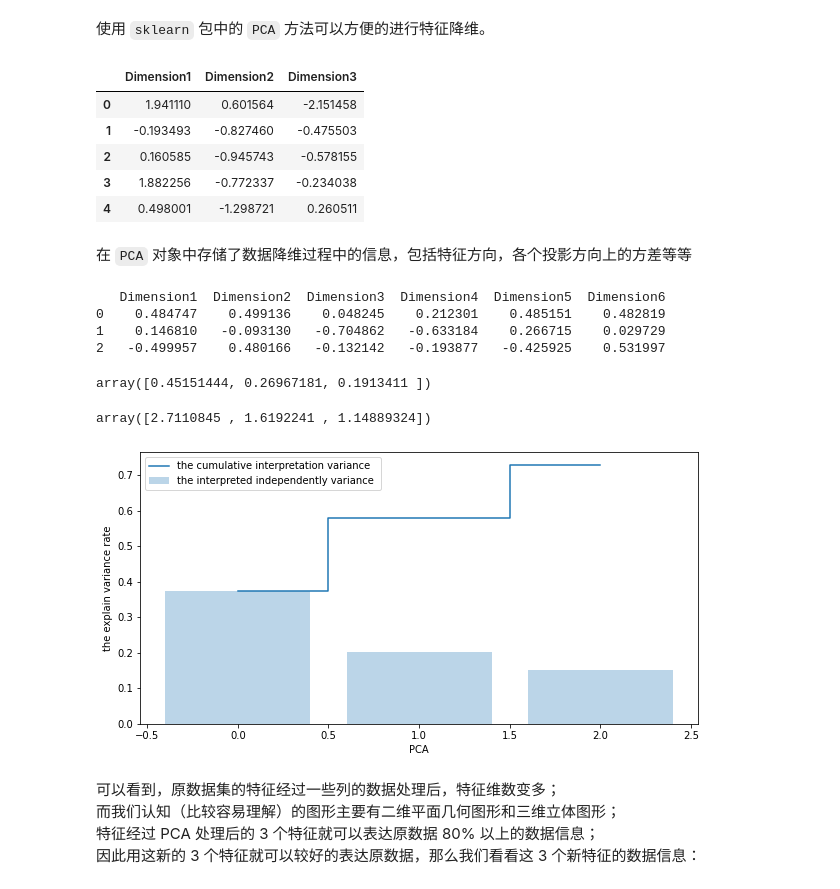
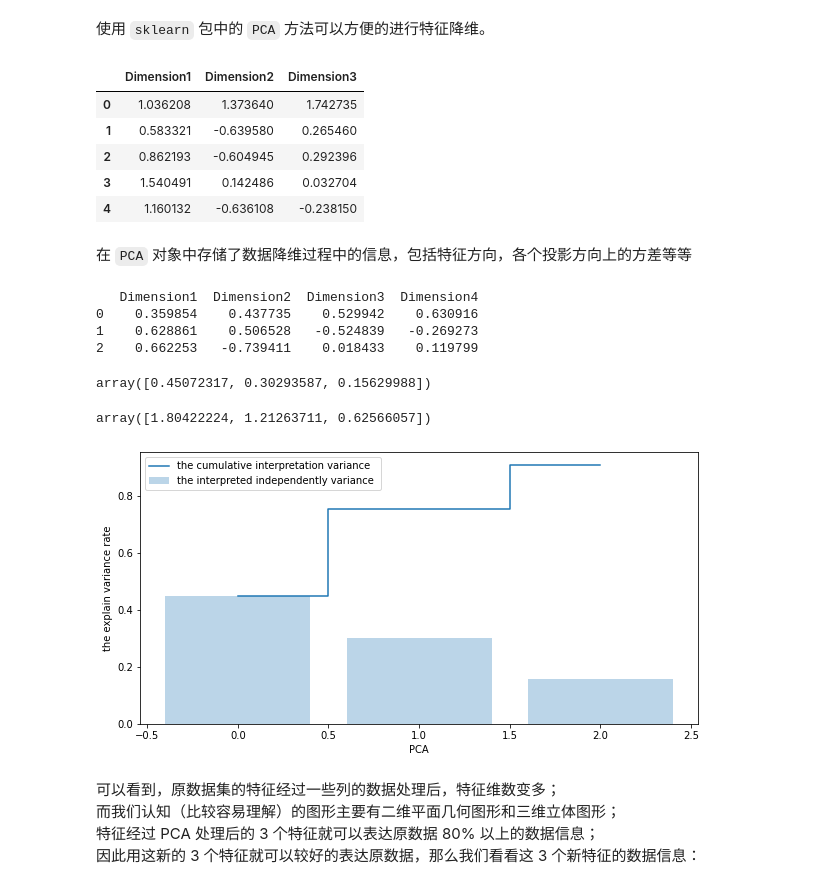
Before and after one commit to NKULYX/NKU-COSC0015-Introduction-to-Artificial-Intelligence, a Jupyter notebook: Ex5/main.ipynb, the cells around one changed output. Saved outputs shown, nothing was run; the diff lists cells and outputs as text; code cells hidden in the pictures.

```diff
--- a/Ex5/main.ipynb
+++ b/Ex5/main.ipynb
@@ -354,52 +354,52 @@ PCA 通过对数据特征的变换，寻找特征空间中，数据分布方差
 # %%
 from sklearn.decomposition import PCA
 
 #在进行特征变换之前先对各个特征进行标准化
 # columns = ['cpc', 'cpm', 'cpc X cpm', 'cpc / cpm', 'hours', 'daylight']
 # columns = ['cpc','cpm','cpc X cpm','cpc / cpm','hours','daylight','cpc*hours','cpm*hours']
-columns = ['cpc','cpm','hours','daylight','cpc*hours','cpm*hours']
+# columns = ['cpc','cpm','hours','daylight','cpc*hours','cpm*hours']
 # columns = ['cpc','cpm','daylight','cpc*hours','cpm*hours']
 # columns = ['cpc','cpm','daylight','cpc*hours','cpm*hours']
-# columns = ['cpc', 'cpm', 'hours', 'daylight']
+columns = ['cpc', 'cpm', 'hours', 'daylight']
 # columns = ['cpc', 'cpm', 'cpc X cpm', 'cpc / cpm']
 data = df[columns]
 scaler = StandardScaler()
 data = scaler.fit_transform(data)
 data = pd.DataFrame(data, columns=columns)
 
 #通过 n_components 指定需要降低到的维度
 n_components = 3
 pca = PCA(n_components=n_components)
 data = pca.fit_transform(data)
 data = pd.DataFrame(data,columns=['Dimension' + str(i+1) for i in range(n_components)])
 data.head()
 # %% [output]
 |  | Dimension1 | Dimension2 | Dimension3 |
-| 0 | 1.941110 | 0.601564 | -2.151458 |
-| 1 | -0.193493 | -0.827460 | -0.475503 |
-| 2 | 0.160585 | -0.945743 | -0.578155 |
-| 3 | 1.882256 | -0.772337 | -0.234038 |
-| 4 | 0.498001 | -1.298721 | 0.260511 |
+| 0 | 1.036208 | 1.373640 | 1.742735 |
+| 1 | 0.583321 | -0.639580 | 0.265460 |
+| 2 | 0.862193 | -0.604945 | 0.292396 |
+| 3 | 1.540491 | 0.142486 | 0.032704 |
+| 4 | 1.160132 | -0.636108 | -0.238150 |
 # %% [markdown]
 在 `PCA` 对象中存储了数据降维过程中的信息，包括特征方向，各个投影方向上的方差等等
 # %%
 # 特征变换空间（特征矩阵），根据我们指定的n_components = k的值，选择方差最大的 k 个值所对应的的特征向量组成的特征矩阵。
 print(pd.DataFrame(pca.components_, columns=['Dimension' + str(i + 1) for i in range(pca.n_features_)]))
 # %% [output]
-   Dimension1  Dimension2  Dimension3  Dimension4  Dimension5  Dimension6
-0    0.484747    0.499136    0.048245    0.212301    0.485151    0.482819
-1    0.146810   -0.093130   -0.704862   -0.633184    0.266715    0.029729
-2   -0.499957    0.480166   -0.132142   -0.193877   -0.425925    0.531997
+   Dimension1  Dimension2  Dimension3  Dimension4
+0    0.359854    0.437735    0.529942    0.630916
+1    0.628861    0.506528   -0.524839   -0.269273
+2    0.662253   -0.739411    0.018433    0.119799
 # %%
 # 每个保留特征占所有特征的方差百分比
 pca.explained_variance_ratio_
 # %% [output]
-array([0.45151444, 0.26967181, 0.1913411 ])
+array([0.45072317, 0.30293587, 0.15629988])
 # %%
 # 保留 n 个特征的方差
 pca.explained_variance_
 # %% [output]
-array([2.7110845 , 1.6192241 , 1.14889324])
+array([1.80422224, 1.21263711, 0.62566057])
 # %%
 var_explain = pca.explained_variance_ratio_
 # 梯形累计和，axis=0，按照行累加。axis=1，按照列累加。axis不给定具体值，就把数组当成一个一维数组
@@ -413,7 +413,7 @@ plt.xlabel('PCA')
 plt.legend(loc='best')
 plt.show()
 # %% [output]
-[figure, old version]
+[figure, new version]
 # %% [markdown]
 可以看到，原数据集的特征经过一些列的数据处理后，特征维数变多；
 而我们认知（比较容易理解）的图形主要有二维平面几何图形和三维立体图形；
```
Also changed, not shown: parts of 13 cells of this notebook.
